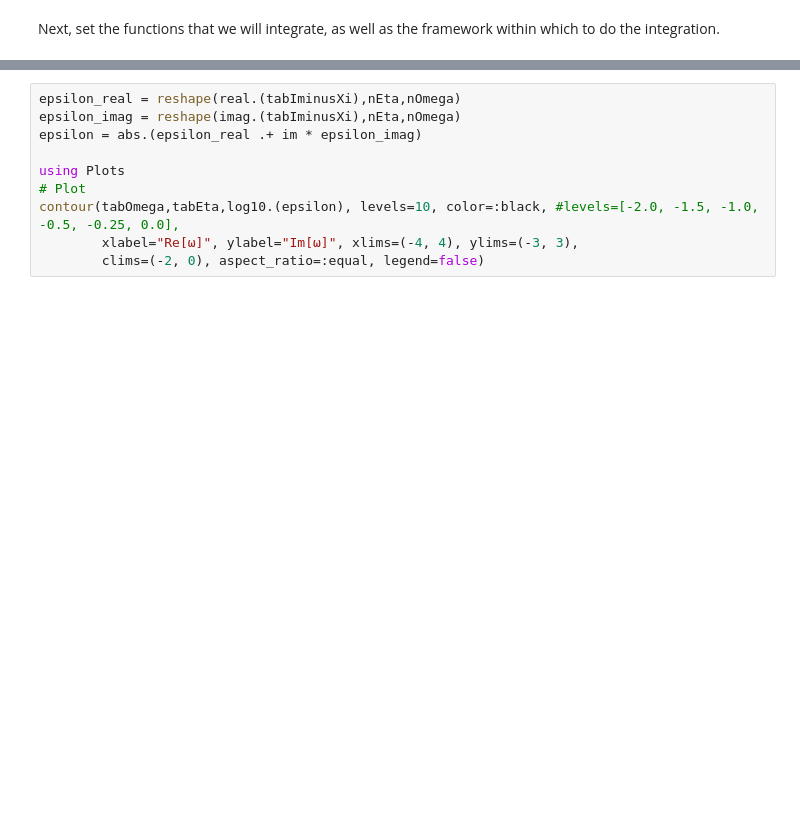
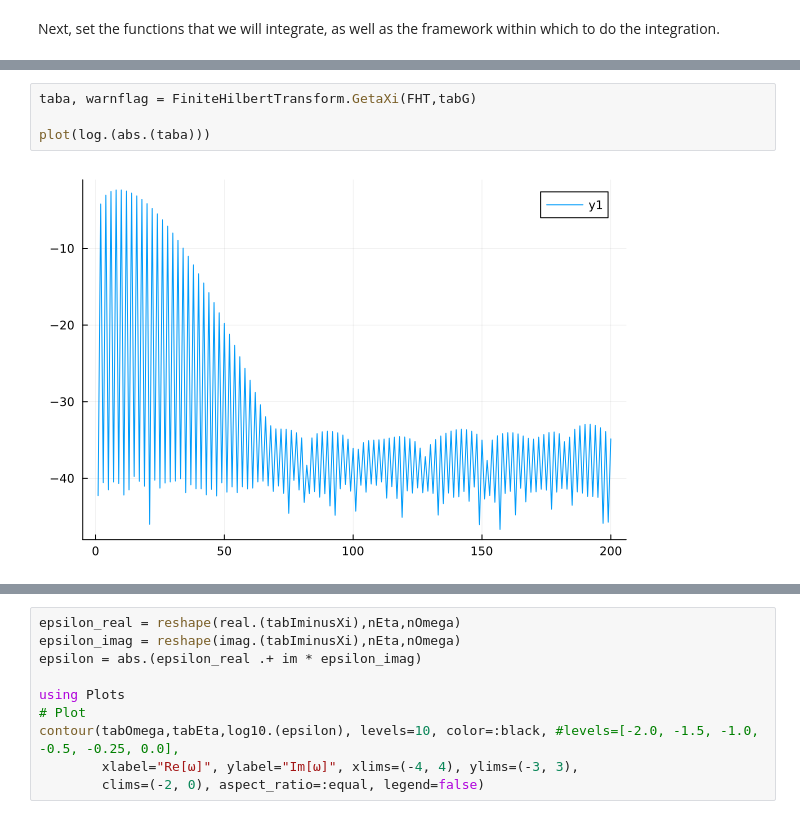
Before and after one commit to JuliaStellarDynamics/FiniteHilbertTransform.jl, a Jupyter notebook: examples/run_plasma.ipynb, the cells around one changed output, grey strips where cells are left out. Saved outputs shown, nothing was run; the diff lists cells and outputs as text; blank space fills up the shorter version.

```diff
--- a/examples/run_plasma.ipynb
+++ b/examples/run_plasma.ipynb
@@ -290,0 +321,6 @@ get_tabomega
+# %%
+taba, warnflag = FiniteHilbertTransform.GetaXi(FHT,tabG)
+
+plot(log.(abs.(taba)))
+# %% [output]
+[figure, added]
```
Also changed, not shown: parts of 8 cells of this notebook, 8 other files.
